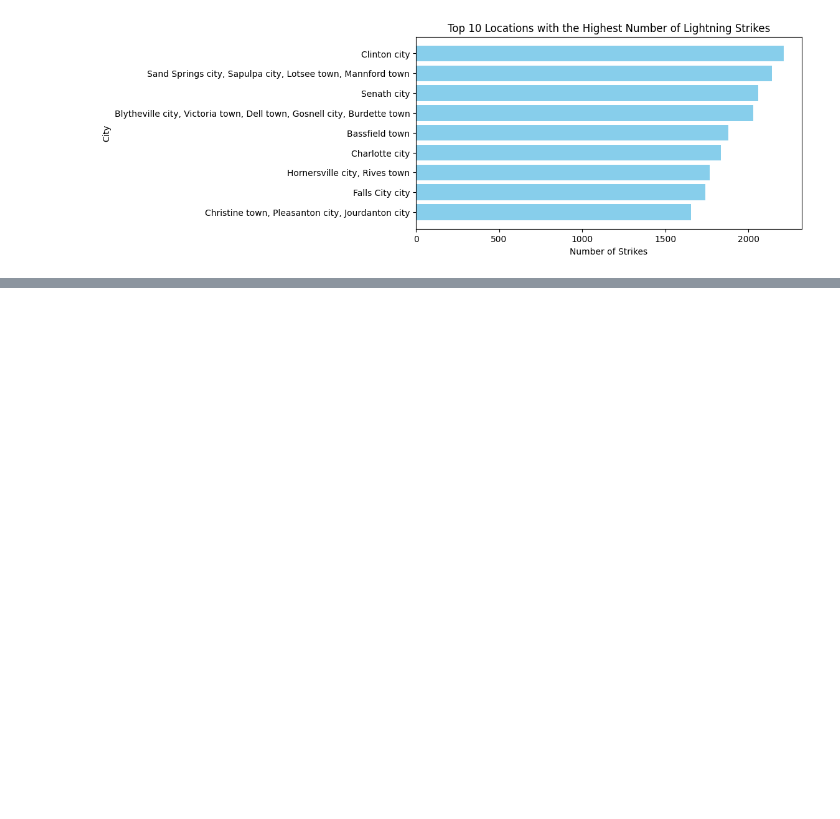
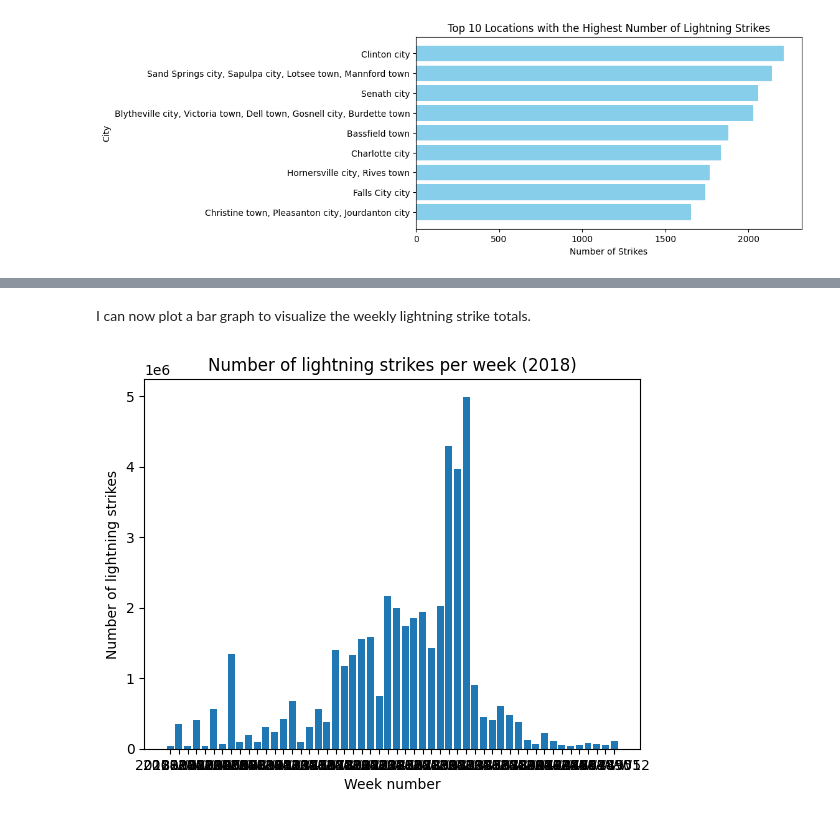
Before and after one commit to Cyberoctane29/NOAA-Lightning-Analysis, a Jupyter notebook: NOAA_Lightning_Analysis.ipynb, the cells around one changed output, grey strips where cells are left out. Saved outputs shown, nothing was run; the diff lists cells and outputs as text; code cells hidden in the pictures; blank space fills up the shorter version.

```diff
--- a/NOAA_Lightning_Analysis.ipynb
+++ b/NOAA_Lightning_Analysis.ipynb
@@ -307,0 +319,3 @@ plt.show()
+# %%
+df = pd.read_csv(r'C:\Users\saswa\Documents\GitHub\NOAA-Lightning-Analysis\Data\eda_manipulate_date_strings_with_python.csv')
+df.head()
@@ -307,0 +332,2 @@ plt.show()
+# %%
+df['date'] = pd.to_datetime(df['date'])
@@ -307,0 +336,5 @@ plt.show()
+# %%
+df['week'] = df['date'].dt.strftime('%Y-W%V')
+df['month'] = df['date'].dt.strftime('%Y-%m')
+df['quarter'] = df['date'].dt.to_period('Q').dt.strftime('%Y-Q%q')
+df['year'] = df['date'].dt.strftime('%Y')
@@ -307,0 +360,3 @@ plt.show()
+# %%
+df_by_week_2018 = df[df['year'] == '2018'].groupby(['week']).sum(numeric_only=True).reset_index()
+df_by_week_2018.head()
@@ -307,0 +370,10 @@ plt.show()
+# %% [markdown]
+I can now plot a bar graph to visualize the weekly lightning strike totals.
+# %%
+plt.bar(x = df_by_week_2018['week'], height = df_by_week_2018['number_of_strikes'])
+plt.xlabel("Week number")
+plt.ylabel("Number of lightning strikes")
+plt.title("Number of lightning strikes per week (2018)")
+plt.show()
+# %% [output]
+[figure, added]
```
Also changed, not shown: parts of 26 cells of this notebook.
